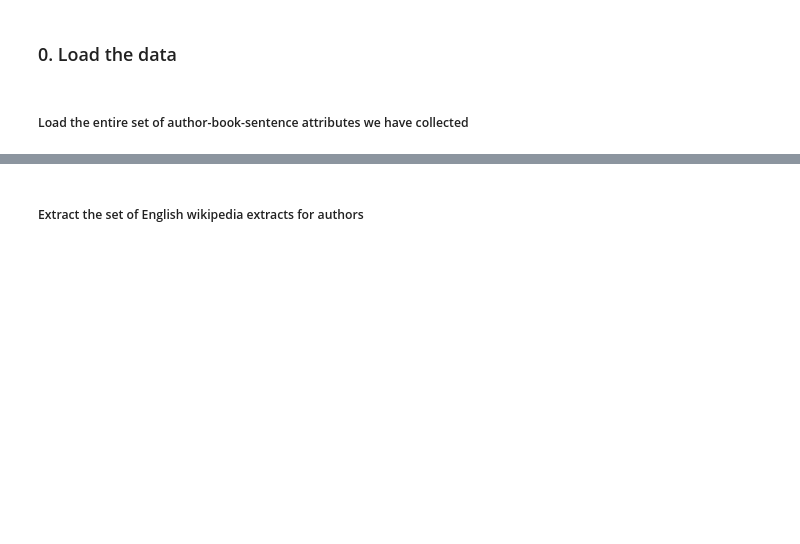
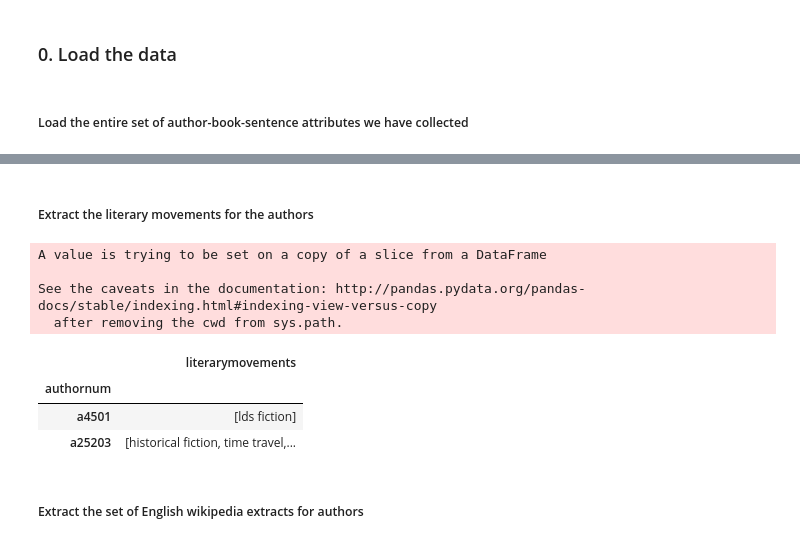
Before and after one commit to elenakhas/ProjectGutenberg-1, a Jupyter notebook: 2_Preprocessing/ProjectGutenberg_ProcessingEDA.ipynb, the cells around one changed output, grey strips where cells are left out. Saved outputs shown, nothing was run; the diff lists cells and outputs as text; code cells hidden in the pictures; blank space fills up the shorter version.

```diff
--- a/2_Preprocessing/ProjectGutenberg_ProcessingEDA.ipynb
+++ b/2_Preprocessing/ProjectGutenberg_ProcessingEDA.ipynb
@@ -41,3 +41,21 @@ corpus_authorbook_df.head(2)
 |  | authorabstracts | authorname | literarymovements | wiki_info | booknum | selected_sents | authornum | ... |
 | 0 | {'en': 'Christian Nephi Anderson ... | Anderson Nephi | [lds fiction] | {'en': 'http://en.wikipedia.org/w... | 16534 | [When did Joseph visit Jackson co... | a4501 | ... |
 | 1 | {'en': 'Christian Nephi Anderson ... | Anderson Nephi | [lds fiction] | {'en': 'http://en.wikipedia.org/w... | 17249 | [It has been revealed to and trie... | a4501 | ... |
+# %% [markdown]
+##### Extract the literary movements for the authors
+# %%
+# slice the df to include only authorabstracts and authornum
+authormovements_df = corpus_authorbook_df[["literarymovements", "authornum"]]
+# we have duplicate rows based on authornums, let's drop them
+authormovements_df.drop_duplicates("authornum", inplace=True)
+authormovements_df.set_index(["authornum"], drop=True, inplace=True)
+authormovements_df.head(2)
+# %% [output]
+A value is trying to be set on a copy of a slice from a DataFrame
+
+See the caveats in the documentation: http://pandas.pydata.org/pandas-docs/stable/indexing.html#indexing-view-versus-copy
+  after removing the cwd from sys.path.
+|  | literarymovements |
+| authornum |  |
+| a4501 | [lds fiction] |
+| a25203 | [historical fiction, time travel,... |
```
Also changed, not shown: parts of 1 cell of this notebook, 12 other files.
